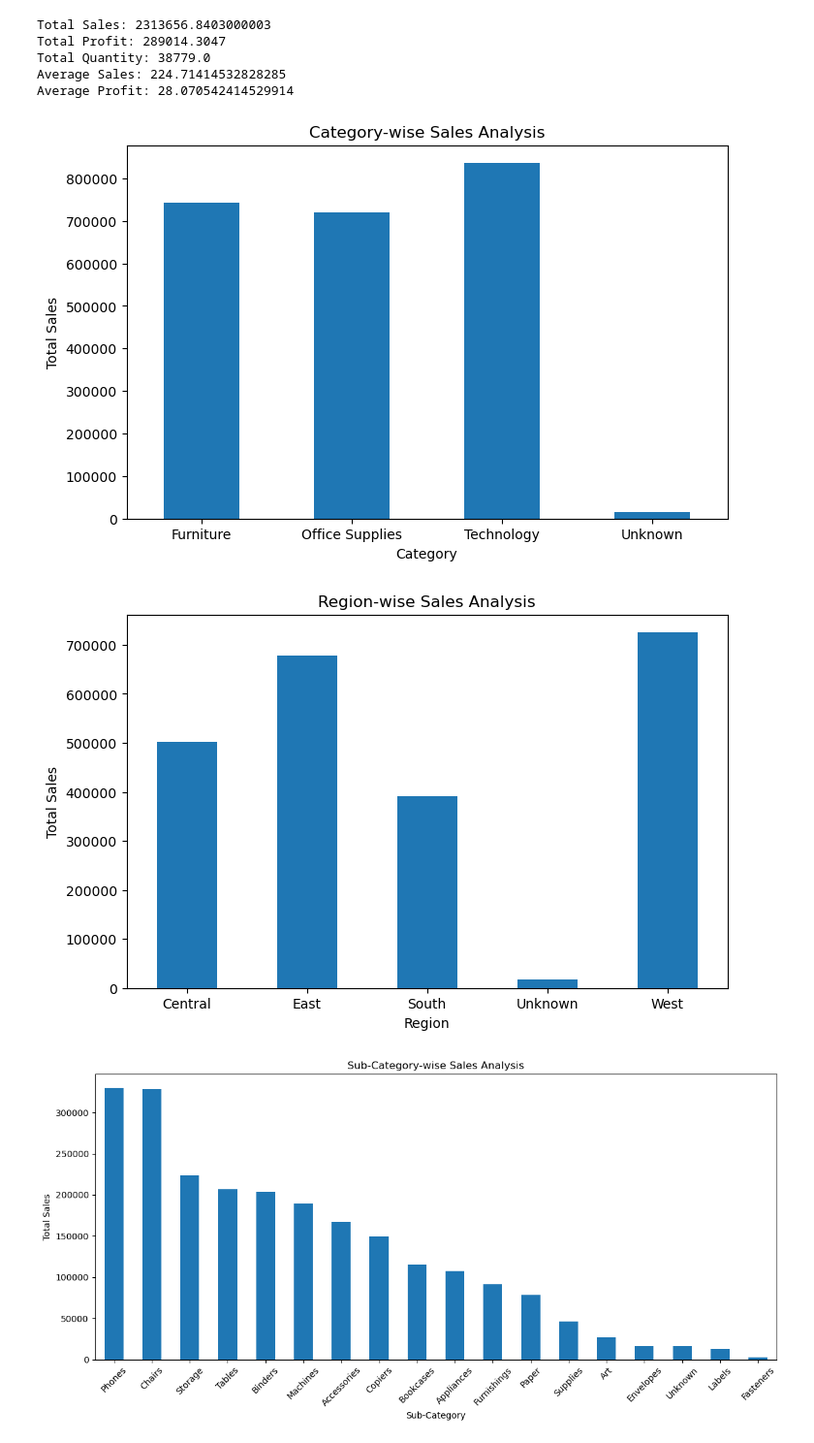
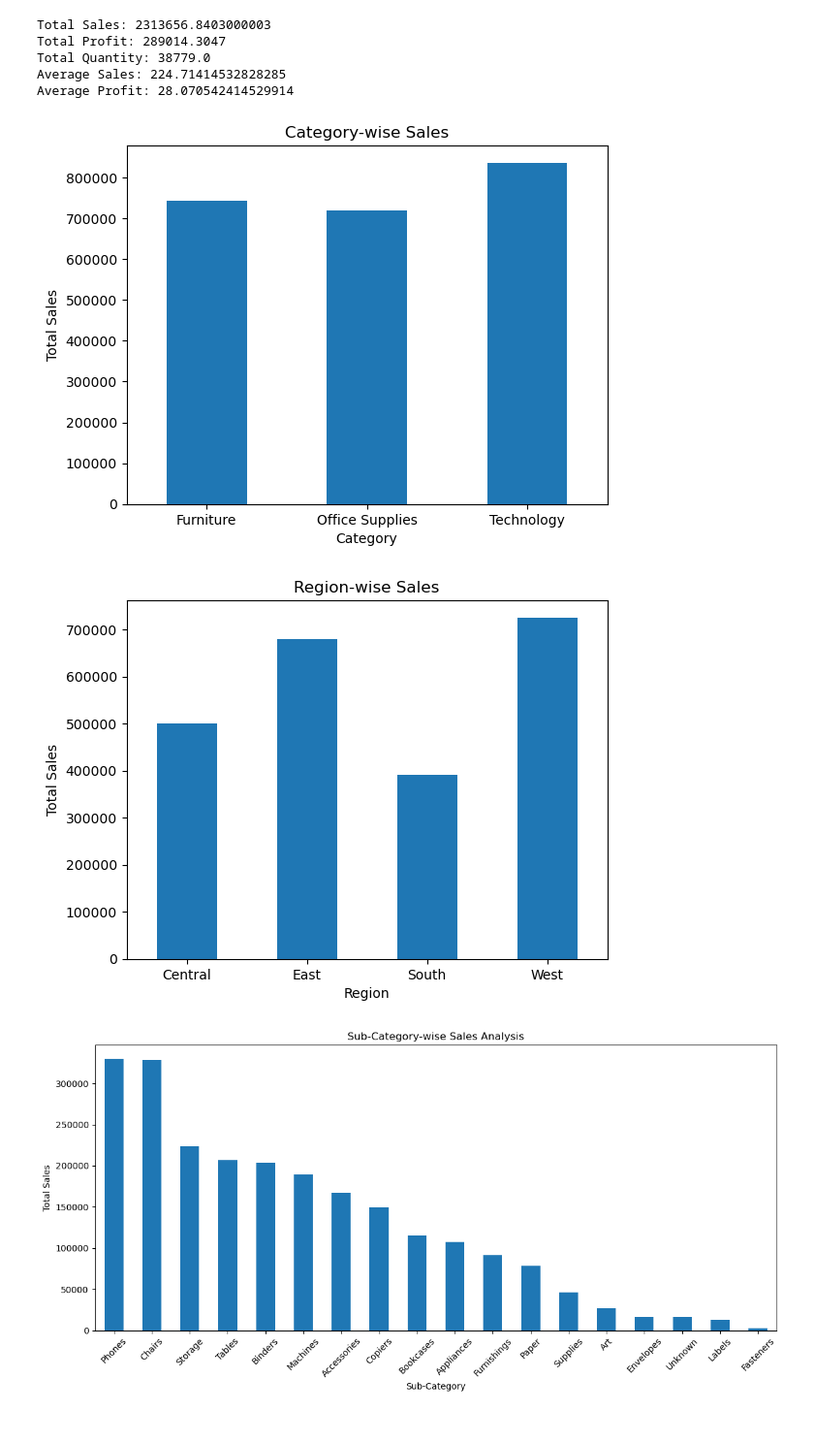
Before and after one commit to shrutii3010-a11y/Python-Sales-Data-Analysis, a Jupyter notebook: Python_Sales_Data_Analysis.ipynb, the cells around one changed output. Shown at 97% size. Drawn from its saved outputs; the diff is of its cells as text; code cells hidden in the pictures.

```diff
--- a/Python_Sales_Data_Analysis.ipynb
+++ b/Python_Sales_Data_Analysis.ipynb
@@ -252,33 +252,27 @@ Average Profit: 28.070542414529914
 # %%
 # Category-wise Sales Analysis
 
-category_sales = df.groupby('Category')['Sales'].sum()
+category_sales = df[df['Category'] != 'Unknown'].groupby('Category')['Sales'].sum()
 
-plt.figure(figsize=(8, 5))
-category_sales.plot(kind='bar')
-
-plt.title("Category-wise Sales Analysis")
-plt.xlabel("Category")
-plt.ylabel("Total Sales")
+category_sales.plot(kind='bar', title='Category-wise Sales')
 plt.xticks(rotation=0)
+plt.xlabel('Category')
+plt.ylabel('Total Sales')
 plt.show()
 # %% [output]
-[figure, old version]
+[figure, new version]
 # %%
 # Region-wise Sales Analysis
 
-region_sales = df.groupby('Region')['Sales'].sum()
+region_sales = df[df['Region'] != 'Unknown'].groupby('Region')['Sales'].sum()
 
-plt.figure(figsize=(8, 5))
-region_sales.plot(kind='bar')
-
-plt.title("Region-wise Sales Analysis")
-plt.xlabel("Region")
-plt.ylabel("Total Sales")
+region_sales.plot(kind='bar', title='Region-wise Sales')
+plt.xlabel('Region')
 plt.xticks(rotation=0)
+plt.ylabel('Total Sales')
 plt.show()
 # %% [output]
-[figure, old version]
+[figure, new version]
 # %%
 # Sub-Category-wise Sales Analysis
 
```
